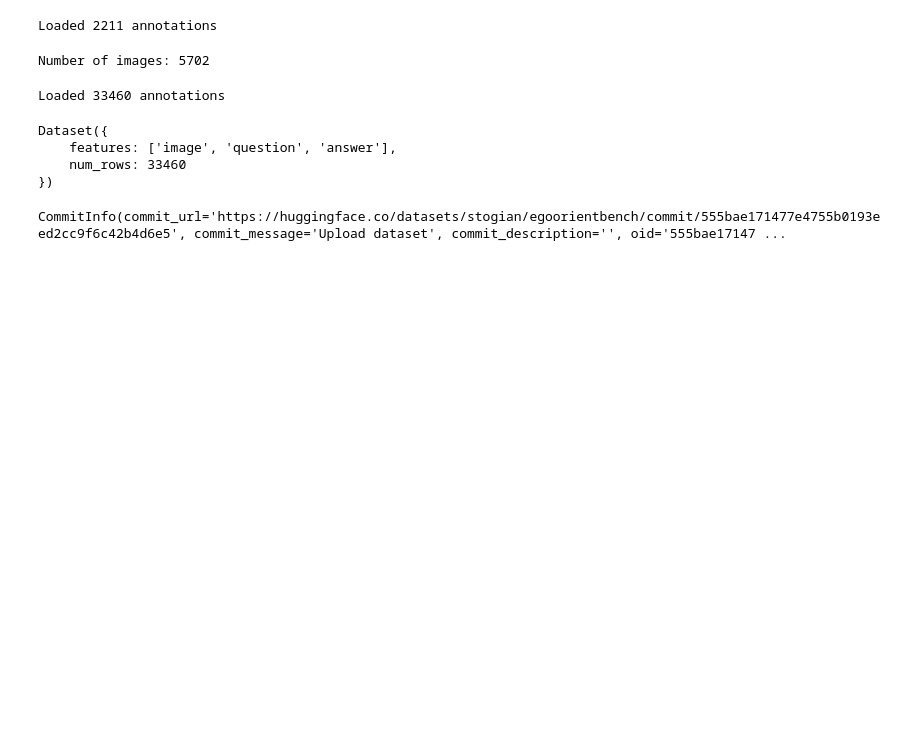
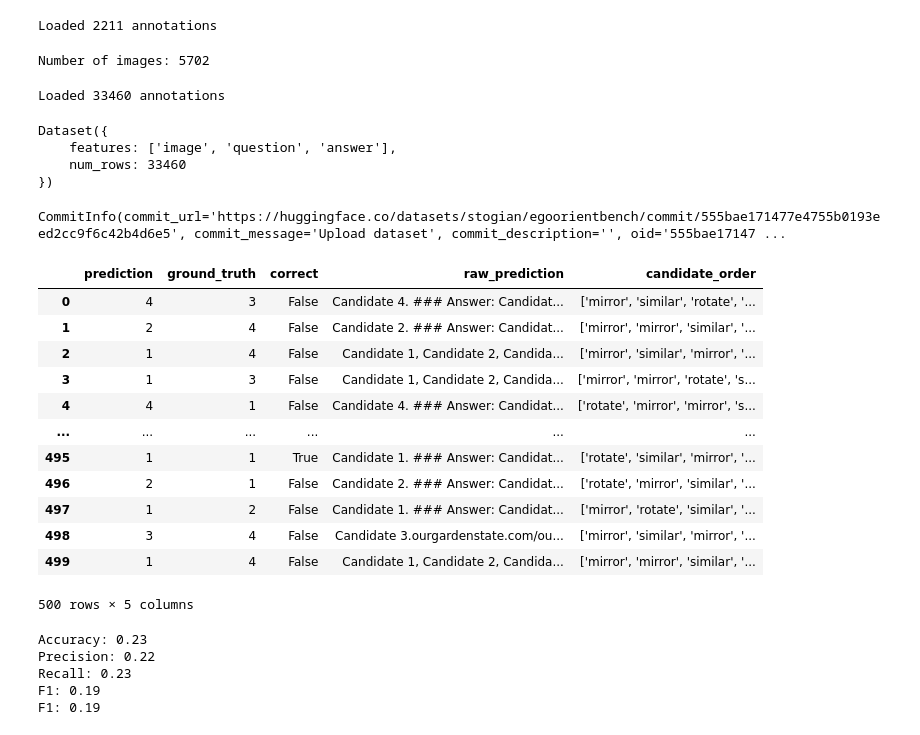
Before and after one commit to stogiannidis/srbench, a Jupyter notebook: tests.ipynb, the cells around one changed output. Drawn from its saved outputs; the diff is of its cells as text; code cells hidden in the pictures; blank space fills up the shorter version.

```diff
--- a/tests.ipynb
+++ b/tests.ipynb
@@ -241,3 +337,45 @@ model_name = "bert-base-uncased"
 model = AutoModel.from_pretrained(model_name, cache_dir="../bin/models/"+model_name)
 tokenizer = AutoTokenizer.from_pretrained(model_name, cache_dir="../bin/models/"+model_name)
 notebook_login()
+# %%
+import pandas as pd
+
+results = pd.read_csv("results.csv")
+
+results
+# %% [output]
+|  | prediction | ground_truth | correct | raw_prediction | candidate_order |
+| 0 | 4 | 3 | False | Candidate 4. ### Answer: Candidat... | ['mirror', 'similar', 'rotate', '... |
+| 1 | 2 | 4 | False | Candidate 2. ### Answer: Candidat... | ['mirror', 'mirror', 'similar', '... |
+| 2 | 1 | 4 | False | Candidate 1, Candidate 2, Candida... | ['mirror', 'similar', 'mirror', '... |
+| 3 | 1 | 3 | False | Candidate 1, Candidate 2, Candida... | ['mirror', 'mirror', 'rotate', 's... |
+| 4 | 4 | 1 | False | Candidate 4. ### Answer: Candidat... | ['rotate', 'mirror', 'mirror', 's... |
+| ... | ... | ... | ... | ... | ... |
+| 495 | 1 | 1 | True | Candidate 1. ### Answer: Candidat... | ['rotate', 'similar', 'mirror', '... |
+| 496 | 2 | 1 | False | Candidate 2. ### Answer: Candidat... | ['rotate', 'mirror', 'similar', '... |
+| 497 | 1 | 2 | False | Candidate 1. ### Answer: Candidat... | ['mirror', 'rotate', 'similar', '... |
+| 498 | 3 | 4 | False | Candidate 3.ourgardenstate.com/ou... | ['mirror', 'similar', 'mirror', '... |
+| 499 | 1 | 4 | False | Candidate 1, Candidate 2, Candida... | ['mirror', 'mirror', 'similar', '... |
+500 rows × 5 columns
+# %%
+from sklearn.metrics import accuracy_score, precision_recall_fscore_support, f1_score
+
+y_true = results["ground_truth"]
+y_pred = results["prediction"]
+
+accuracy = accuracy_score(y_true, y_pred)
+precision, recall, f1, _ = precision_recall_fscore_support(y_true, y_pred, average="weighted")
+
+print(f"Accuracy: {accuracy:.2f}")
+print(f"Precision: {precision:.2f}")
+print(f"Recall: {recall:.2f}")
+print(f"F1: {f1:.2f}")
+
+f1 = f1_score(y_true, y_pred, average="weighted")
+print(f"F1: {f1:.2f}")
+# %% [output]
+Accuracy: 0.23
+Precision: 0.22
+Recall: 0.23
+F1: 0.19
+F1: 0.19
```
Also changed, not shown: parts of 5 cells of this notebook, 7 other files.
